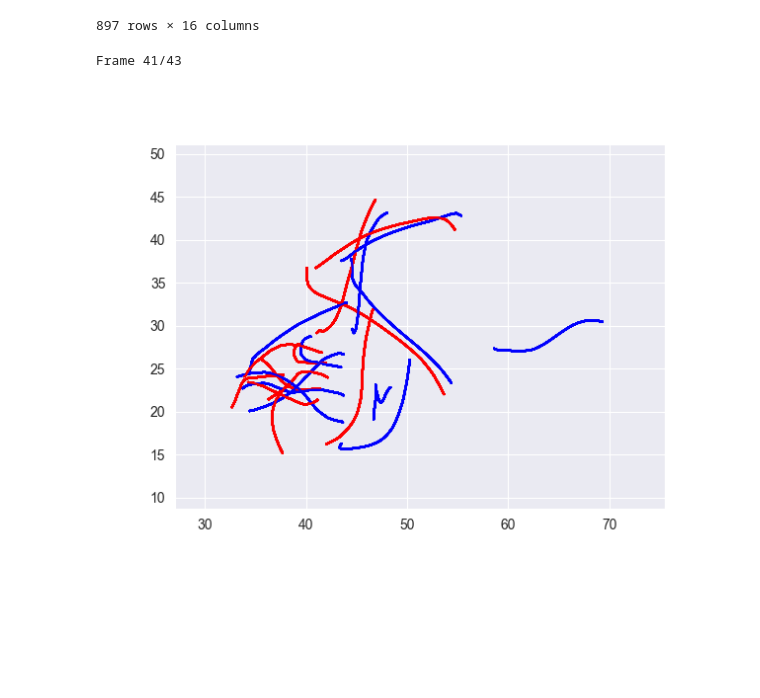
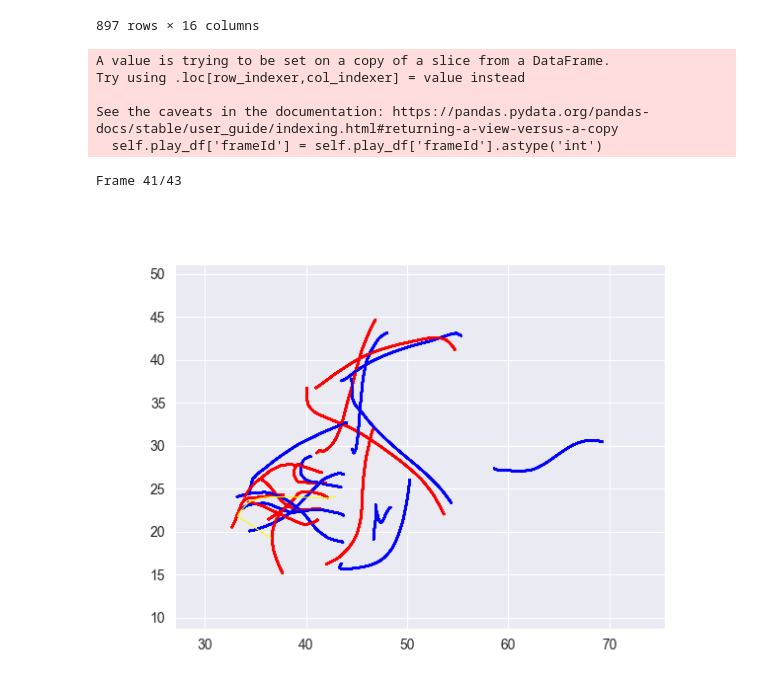
Before and after one commit to samuelrufusward/ADS-NFL, a Jupyter notebook: ExtractPlayInfo.ipynb, the cells around one changed output. Drawn from its saved outputs; the diff is of its cells as text; code cells hidden in the pictures; blank space fills up the shorter version.

Commit message:
Added Ball Tracking

```diff
--- a/ExtractPlayInfo.ipynb
+++ b/ExtractPlayInfo.ipynb
@@ -47,12 +47,16 @@ collect_game_info(w1data, 90,True)
 class Animation:
     def __init__(self, weekdf, playId):
         # Get the play info
-        self.play_df = collect_game_info(weekdf, playId).dropna()
+        play = collect_game_info(weekdf, playId)
+        self.play_df = play.dropna()
+        self.ball_df = play[play['team'] == 'football']
+
         # convert frameId to integer values
         self.play_df['frameId'] = self.play_df['frameId'].astype('int')
+
         # Reindex to players and frames (these are what we're plotting over)
         self.player_df = self.play_df.set_index(['jerseyNumber', 'frameId'])
-
+        self.ball_df = self.ball_df.set_index(['jerseyNumber', 'frameId'])
         self.num_frames = len(self.play_df['frameId'].unique())
         self.num_players = len(self.play_df['jerseyNumber'].unique())
         self.teams = self.player_df['team'].unique()
@@ -77,35 +81,47 @@ class Animation:
     def init_frame(self):
         for traj in self.trajs:
             traj.set_data([],[])
         return self.trajs
 
     def frame(self, i):
         print(f'Frame {i+1}/{self.num_frames}\r', end="")
         # get the trajectories for each jerseyNumber from frameId 0->i
         self.axes.clear()
         plt.axis('off')
         self.axes = plt.axes(xlim=self.xrange, ylim=self.yrange)
 
         # Find the trajectories (xs and ys before frame i)
         player_trajs = self.player_df[self.player_df.index.get_level_values('frameId').isin(range(1, i+1))] # bruh
 
+        ball_traj = self.ball_df[self.ball_df.index.get_level_values('frameId').isin(range(1, i+1))]
+
+
+
         # Plot each players trajectory
         for loop_index, traj_index in enumerate(player_trajs.index):
             jersey_number, frame_number = traj_index
             pos_df = player_trajs.loc[jersey_number][['x', 'y', 'team']]
             # get the colour of the player based off their team (again this will change later to attacking/defending rather than team)
             colour = self.team_cols[pos_df['team'][1]]
             self.axes.plot(pos_df['x'], pos_df['y'], c=colour)
 
+        self.axes.plot(ball_traj['x'], ball_traj['y'], c='yellow', linewidth=0.8)
+
+
 
     def animate(self):
         anim = animation.FuncAnimation(self.fig,func=self.frame, init_func=self.init_frame,
                       frames=self.num_frames, interval=1, blit=True)
         return anim
 anim = Animation(w1data, 97).frame(40)
 # %% [output]
-Frame 41/43
+A value is trying to be set on a copy of a slice from a DataFrame.
+Try using .loc[row_indexer,col_indexer] = value instead
+
+See the caveats in the documentation: https://pandas.pydata.org/pandas-docs/stable/user_guide/indexing.html#returning-a-view-versus-a-copy
+  self.play_df['frameId'] = self.play_df['frameId'].astype('int')
+Frame 41/43
-[figure, old version]
+[figure, new version]
 # %%
 play_num=90
 anim = Animation(w1data, play_num).animate()
```
Also changed, not shown: parts of 2 cells of this notebook.
